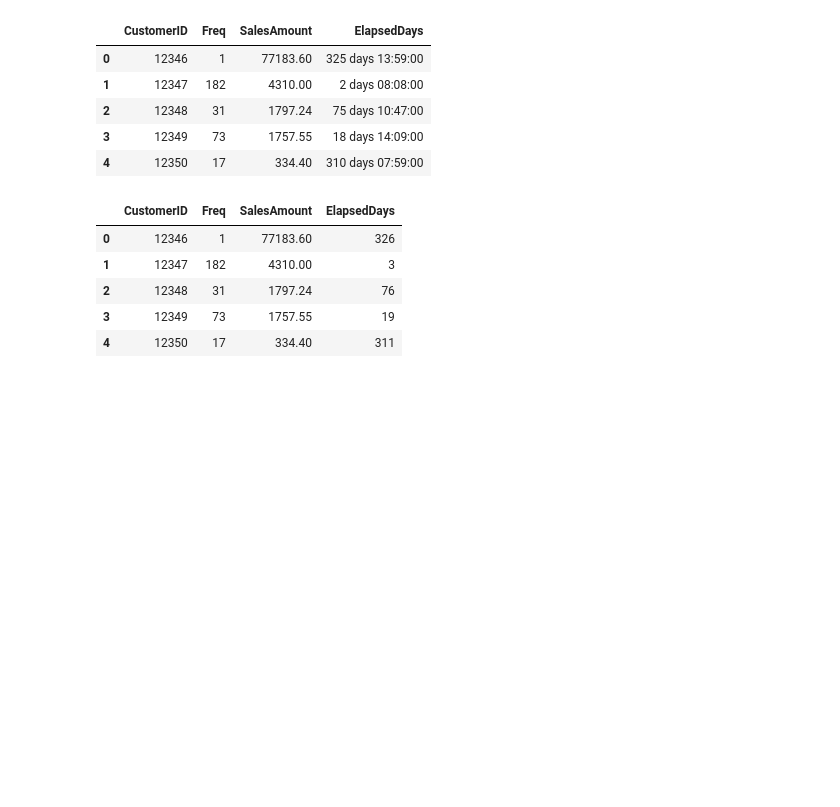
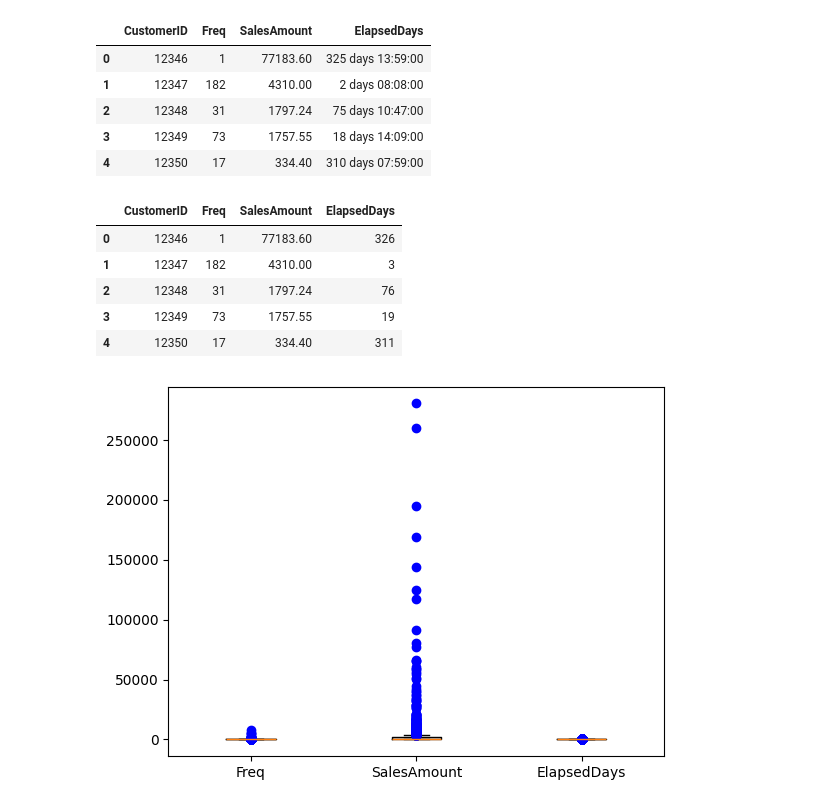
Before and after one commit to lsy3709/BigDataMLTest, a Jupyter notebook: 3-군집분석/test.ipynb, the cells around one changed output. Cells and saved outputs as stored; diff of their text form; code cells hidden in the pictures; blank space fills up the shorter version.

```diff
--- a/3-군집분석/test.ipynb
+++ b/3-군집분석/test.ipynb
@@ -263,3 +263,19 @@ customer_df.head()
 | 2 | 12348 | 31 | 1797.24 | 76 |
 | 3 | 12349 | 73 | 1757.55 | 19 |
 | 4 | 12350 | 17 | 334.40 | 311 |
+# %%
+# 기본 데이터 통해서, 데이터 분포도를 1차 검사
+# 박스 플롯 그림으로 , 조사.
+# 데이터가 특정 부분에 치우처 진 정도를 알아보기.
+import matplotlib.pyplot as plt
+import seaborn as sns
+
+fig, ax = plt.subplots()
+ax.boxplot([customer_df["Freq"], customer_df["SalesAmount"], customer_df["ElapsedDays"]],sym="bo")
+plt.xticks([1,2,3], ["Freq", "SalesAmount","ElapsedDays"])
+plt.show()
+
+# 박스가 아래쪽으로 찌그러 져있고, 분포가 골고루 분포가 안되어 있음.
+# 조정이 필요함.
+# %% [output]
+[figure, added]
```
Also changed, not shown: parts of 2 cells of this notebook.
